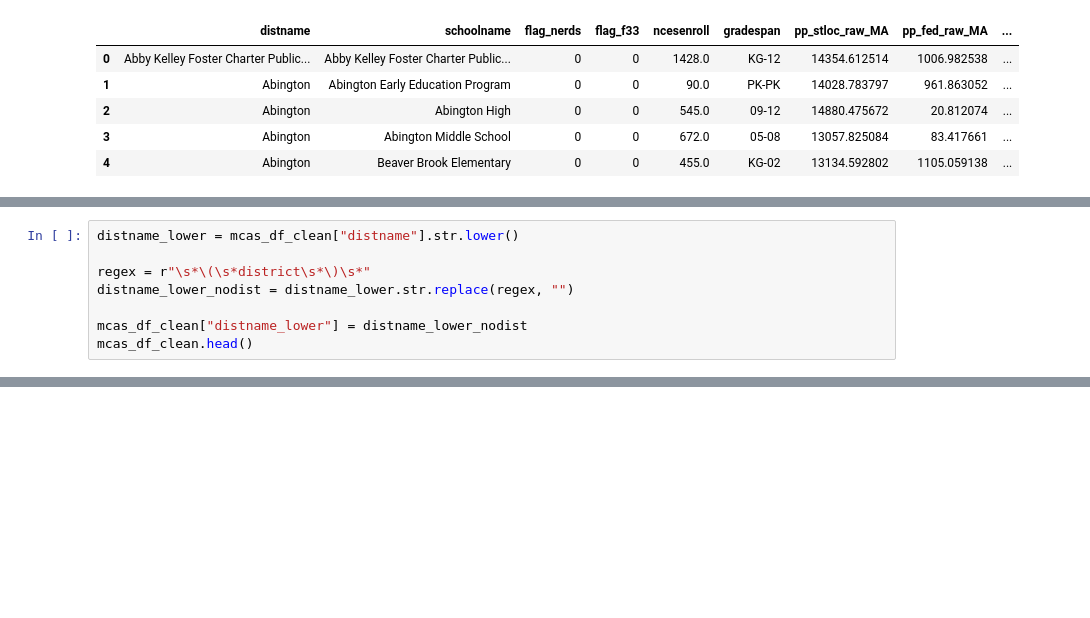
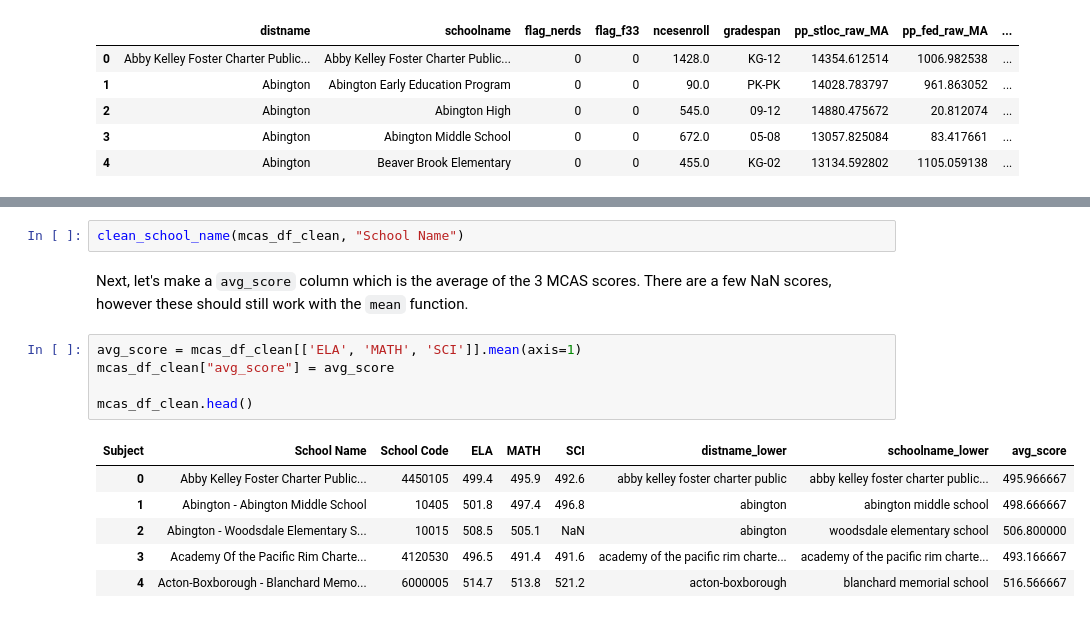
Before and after one commit to alexcraig043/qss-20-final-project, a Jupyter notebook: src/code/main.ipynb, the cells around one changed output, grey strips where cells are left out. Drawn from its saved outputs; the diff is of its cells as text; blank space fills up the shorter version.

```diff
--- a/src/code/main.ipynb
+++ b/src/code/main.ipynb
@@ -129,8 +187,0 @@ Next let's also make a `distname_lower` columns for the mcas dataframe for easie
-# %%
-distname_lower = mcas_df_clean["distname"].str.lower()
-
-regex = r"\s*\(\s*district\s*\)\s*"
-distname_lower_nodist = distname_lower.str.replace(regex, "")
-
-mcas_df_clean["distname_lower"] = distname_lower_nodist
-mcas_df_clean.head()
@@ -143,0 +209,16 @@ mcas_df_clean.head()
+# %%
+clean_school_name(mcas_df_clean, "School Name")
+# %% [markdown]
+Next, let's make a `avg_score` column which is the average of the 3 MCAS scores. There are a few NaN scores, however these should still work with the `mean` function.
+# %%
+avg_score = mcas_df_clean[['ELA', 'MATH', 'SCI']].mean(axis=1)
+mcas_df_clean["avg_score"] = avg_score
+
+mcas_df_clean.head()
+# %% [output]
+| Subject | School Name | School Code | ELA | MATH | SCI | distname_lower | schoolname_lower | avg_score |
+| 0 | Abby Kelley Foster Charter Public... | 4450105 | 499.4 | 495.9 | 492.6 | abby kelley foster charter public | abby kelley foster charter public... | 495.966667 |
+| 1 | Abington - Abington Middle School | 10405 | 501.8 | 497.4 | 496.8 | abington | abington middle school | 498.666667 |
+| 2 | Abington - Woodsdale Elementary S... | 10015 | 508.5 | 505.1 | NaN | abington | woodsdale elementary school | 506.800000 |
+| 3 | Academy Of the Pacific Rim Charte... | 4120530 | 496.5 | 491.4 | 491.6 | academy of the pacific rim charte... | academy of the pacific rim charte... | 493.166667 |
+| 4 | Acton-Boxborough - Blanchard Memo... | 6000005 | 514.7 | 513.8 | 521.2 | acton-boxborough | blanchard memorial school | 516.566667 |
```
Also changed, not shown: parts of 34 cells of this notebook, 1 other file.
